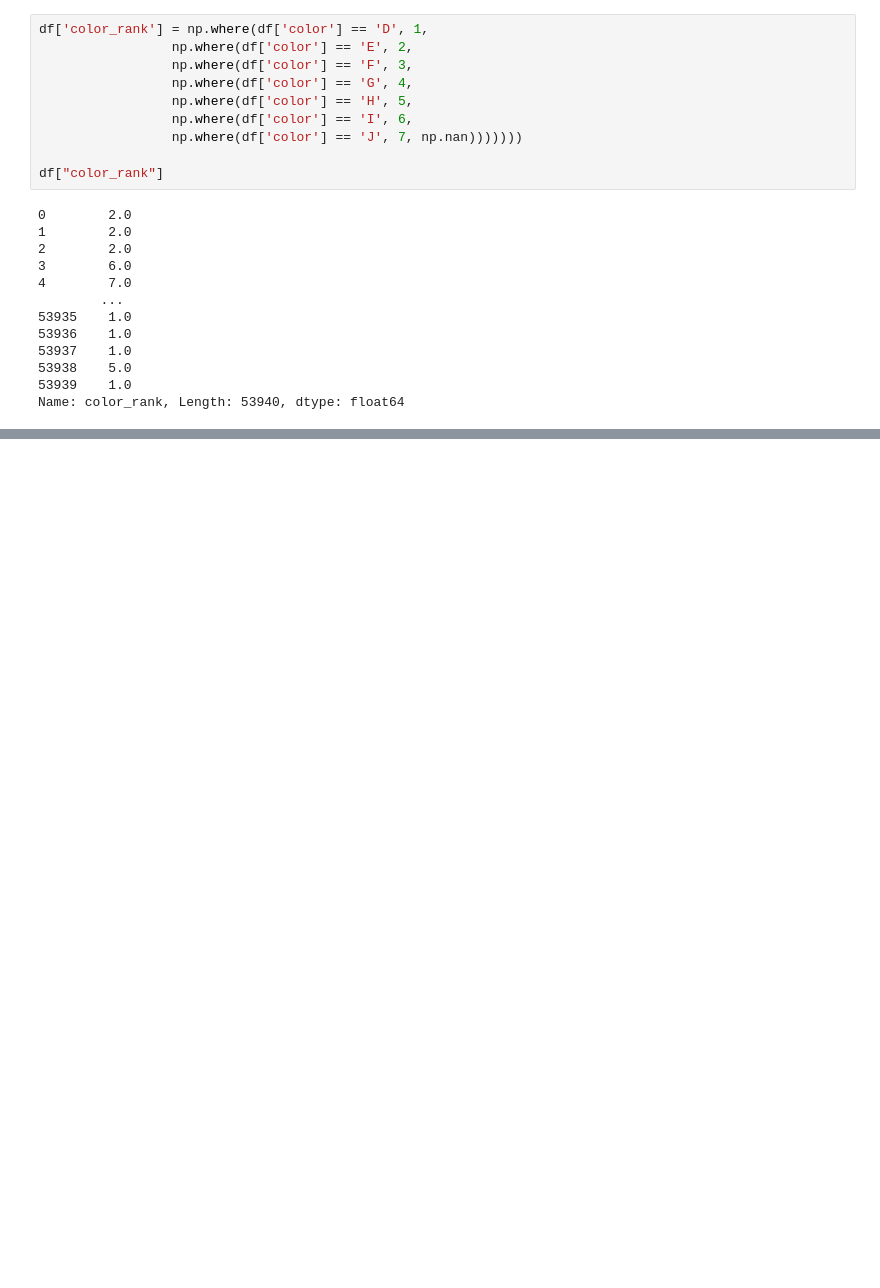
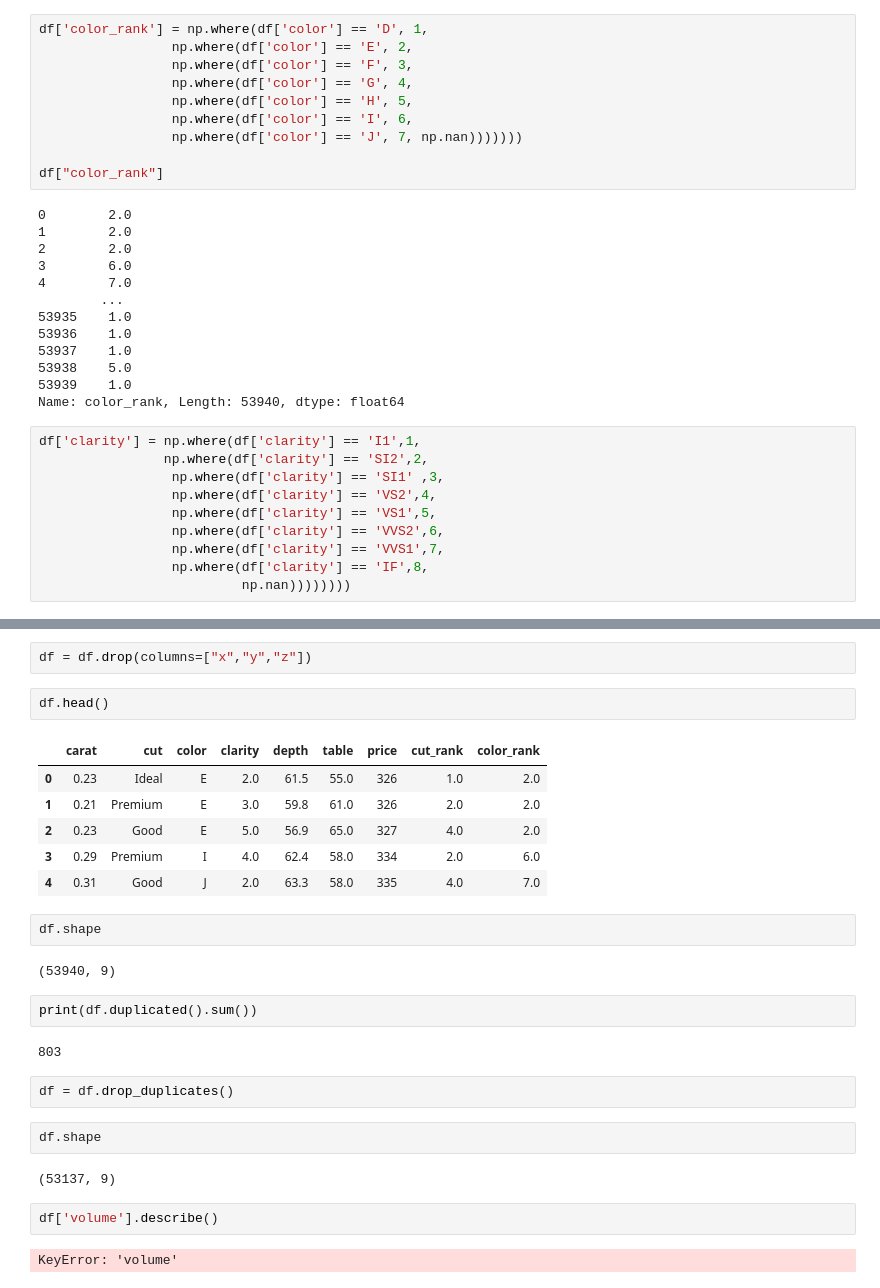
Before and after one commit to abdulsalam24052-oss/Python-for-AI, a Jupyter notebook: notebooks/Week 4/Day 17/EDA project.ipynb, the cells around one changed output, grey strips where cells are left out. Drawn from its saved outputs; the diff is of its cells as text; blank space fills up the shorter version.

```diff
--- a/notebooks/Week 4/Day 17/EDA project.ipynb
+++ b/notebooks/Week 4/Day 17/EDA project.ipynb
@@ -144,3 +162,13 @@ df["color_rank"]
 53938    5.0
 53939    1.0
 Name: color_rank, Length: 53940, dtype: float64
+# %%
+df['clarity'] = np.where(df['clarity'] == 'I1',1,
+                np.where(df['clarity'] == 'SI2',2,
+                 np.where(df['clarity'] == 'SI1' ,3,
+                 np.where(df['clarity'] == 'VS2',4,
+                 np.where(df['clarity'] == 'VS1',5,
+                 np.where(df['clarity'] == 'VVS2',6,
+                 np.where(df['clarity'] == 'VVS1',7,
+                 np.where(df['clarity'] == 'IF',8,
+                          np.nan))))))))
@@ -146,0 +181,29 @@ Name: color_rank, Length: 53940, dtype: float64
+# %%
+df = df.drop(columns=["x","y","z"])
+# %%
+df.head()
+# %% [output]
+|  | carat | cut | color | clarity | depth | table | price | cut_rank | color_rank |
+| 0 | 0.23 | Ideal | E | 2.0 | 61.5 | 55.0 | 326 | 1.0 | 2.0 |
+| 1 | 0.21 | Premium | E | 3.0 | 59.8 | 61.0 | 326 | 2.0 | 2.0 |
+| 2 | 0.23 | Good | E | 5.0 | 56.9 | 65.0 | 327 | 4.0 | 2.0 |
+| 3 | 0.29 | Premium | I | 4.0 | 62.4 | 58.0 | 334 | 2.0 | 6.0 |
+| 4 | 0.31 | Good | J | 2.0 | 63.3 | 58.0 | 335 | 4.0 | 7.0 |
+# %%
+df.shape
+# %% [output]
+(53940, 9)
+# %%
+print(df.duplicated().sum())
+# %% [output]
+803
+# %%
+df = df.drop_duplicates()
+# %%
+df.shape
+# %% [output]
+(53137, 9)
+# %%
+df['volume'].describe()
+# %% [output]
+KeyError: 'volume'
```
Also changed, not shown: parts of 5 cells of this notebook.
